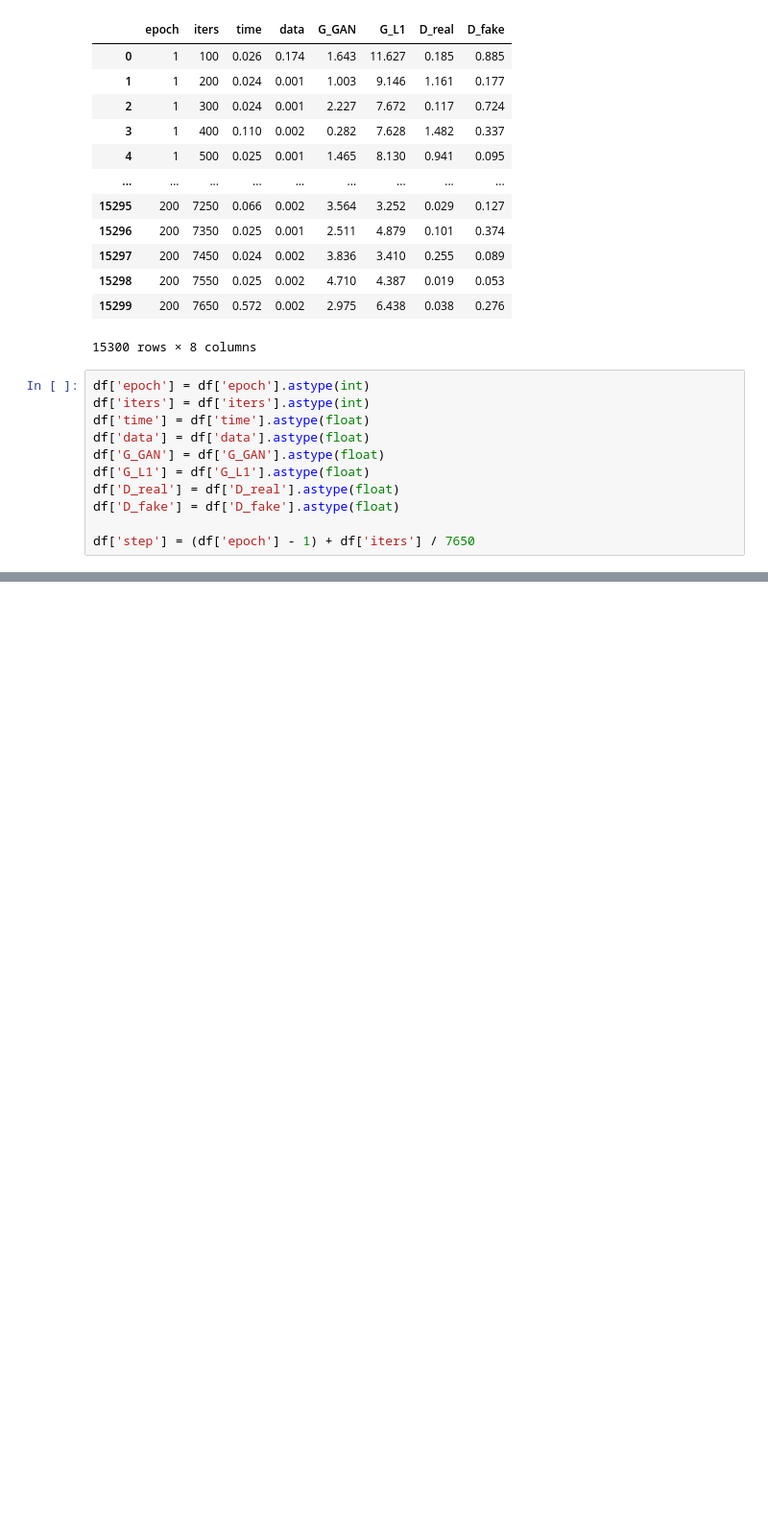
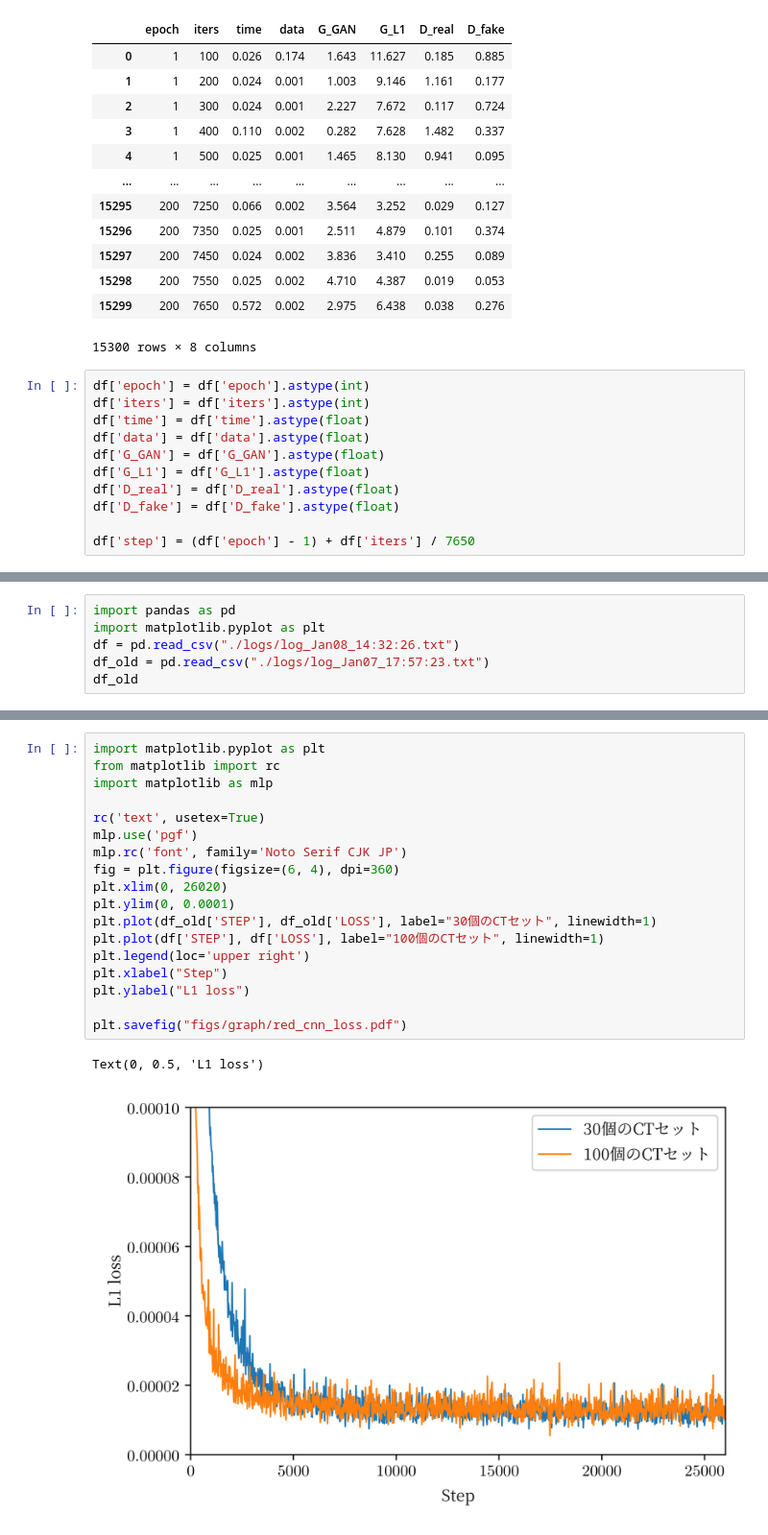
Before and after one commit to massanf/research2022, a Jupyter notebook: figures.ipynb, the cells around one changed output, grey strips where cells are left out. Shown: that part at 96% size. Cells and saved outputs as stored; diff of their text form; blank space fills up the shorter version.

```diff
--- a/figures.ipynb
+++ b/figures.ipynb
@@ -298,0 +307,6 @@ plt.savefig("figs/graph/pix2pixloss_adjusted.png")
+# %%
+import pandas as pd
+import matplotlib.pyplot as plt
+df = pd.read_csv("./logs/log_Jan08_14:32:26.txt")
+df_old = pd.read_csv("./logs/log_Jan07_17:57:23.txt")
+df_old
@@ -298,0 +327,21 @@ plt.savefig("figs/graph/pix2pixloss_adjusted.png")
+# %%
+import matplotlib.pyplot as plt
+from matplotlib import rc
+import matplotlib as mlp
+
+rc('text', usetex=True)
+mlp.use('pgf')
+mlp.rc('font', family='Noto Serif CJK JP')
+fig = plt.figure(figsize=(6, 4), dpi=360)
+plt.xlim(0, 26020)
+plt.ylim(0, 0.0001)
+plt.plot(df_old['STEP'], df_old['LOSS'], label="30個のCTセット", linewidth=1)
+plt.plot(df['STEP'], df['LOSS'], label="100個のCTセット", linewidth=1)
+plt.legend(loc='upper right')
+plt.xlabel("Step")
+plt.ylabel("L1 loss")
+
+plt.savefig("figs/graph/red_cnn_loss.pdf")
+# %% [output]
+Text(0, 0.5, 'L1 loss')
+[figure, added]
```
Also changed, not shown: parts of 8 cells of this notebook, 8 other files.
